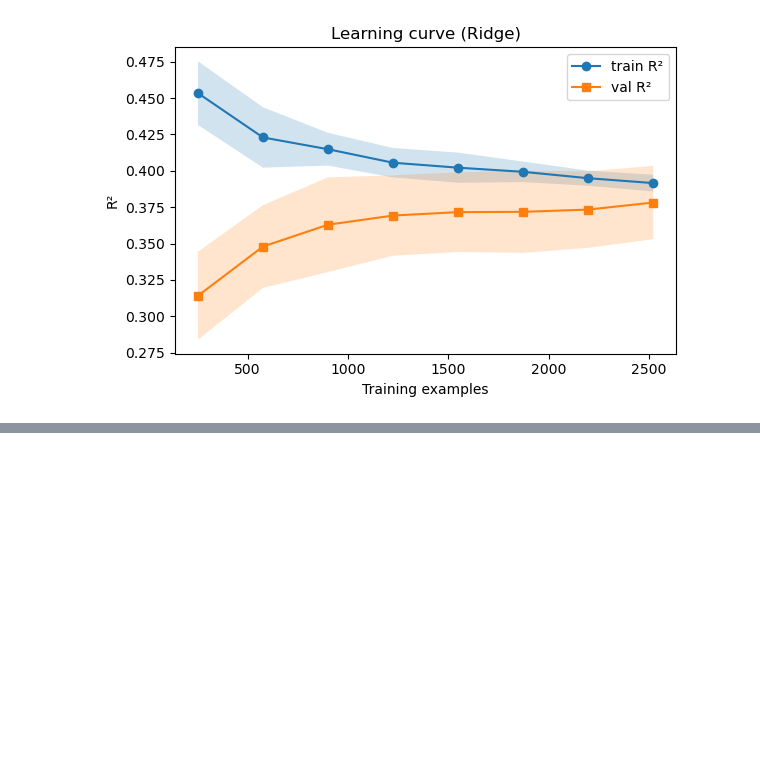
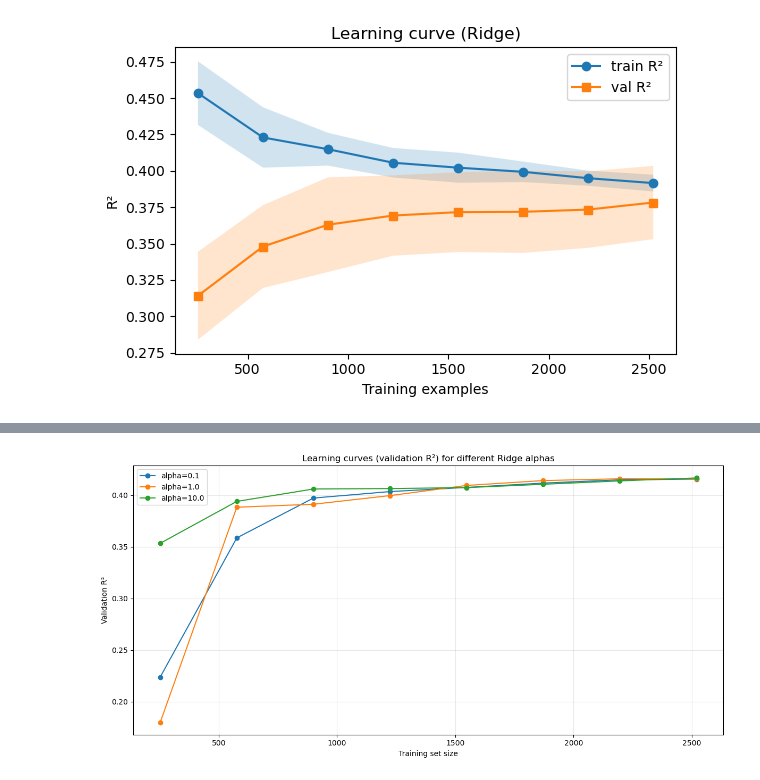
Before and after one commit to JHBH9e8at/My_First_ML_Model-Proteinsolubility_predictor, a Jupyter notebook: FinalReprot.ipynb, the cells around one changed output, grey strips where cells are left out. Saved outputs shown, nothing was run; the diff lists cells and outputs as text; code cells hidden in the pictures; blank space fills up the shorter version.

```diff
--- a/FinalReprot.ipynb
+++ b/FinalReprot.ipynb
@@ -656,0 +966,17 @@ Best alpha from CV: 100.0
+# %%
+plt.figure(figsize=(12, 6))
+
+for a in [0.1, 1.0, 10.0]:
+    d = lc_res[a]
+    ts = d["train_sizes"]
+    plt.plot(ts, d["va_mean"], marker="o", label=f"alpha={a}")
+
+plt.xlabel("Training set size")
+plt.ylabel("Validation R²")
+plt.title("Learning curves (validation R²) for different Ridge alphas")
+plt.legend()
+plt.grid(alpha=0.3)
+plt.tight_layout()
+plt.show()
+# %% [output]
+[figure, added]
```
Also changed, not shown: parts of 23 cells of this notebook, 34 other files.
